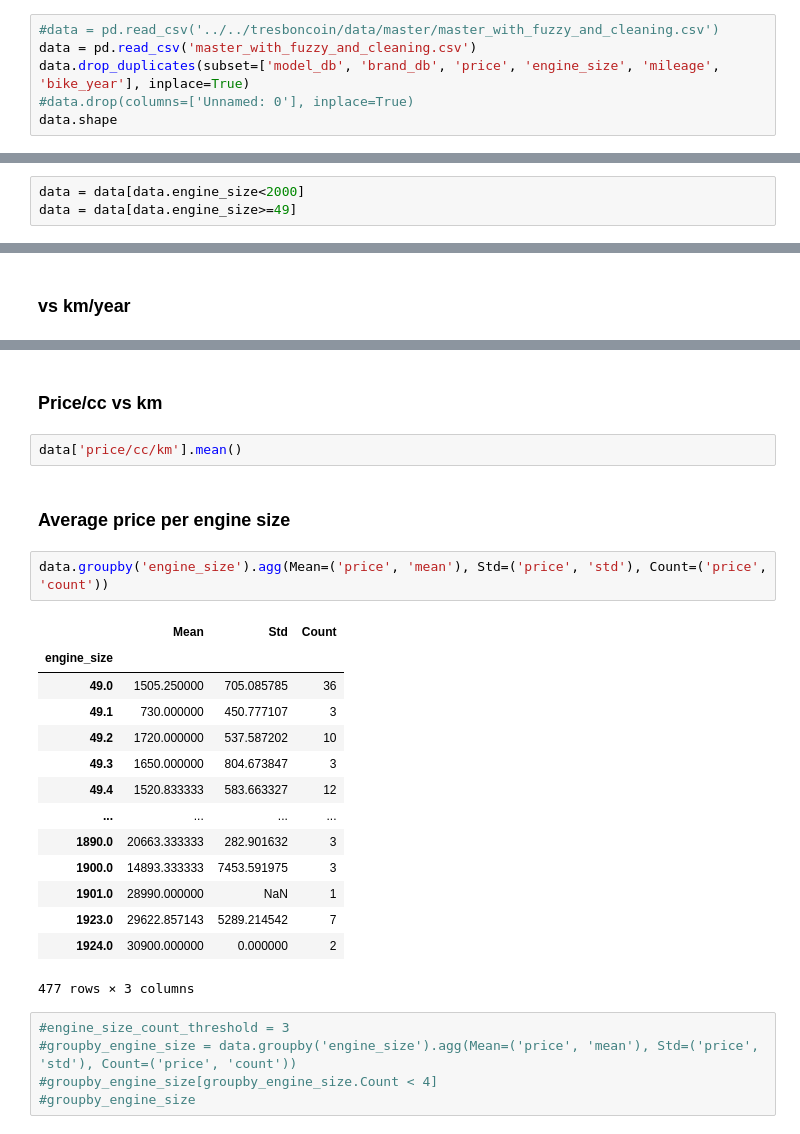
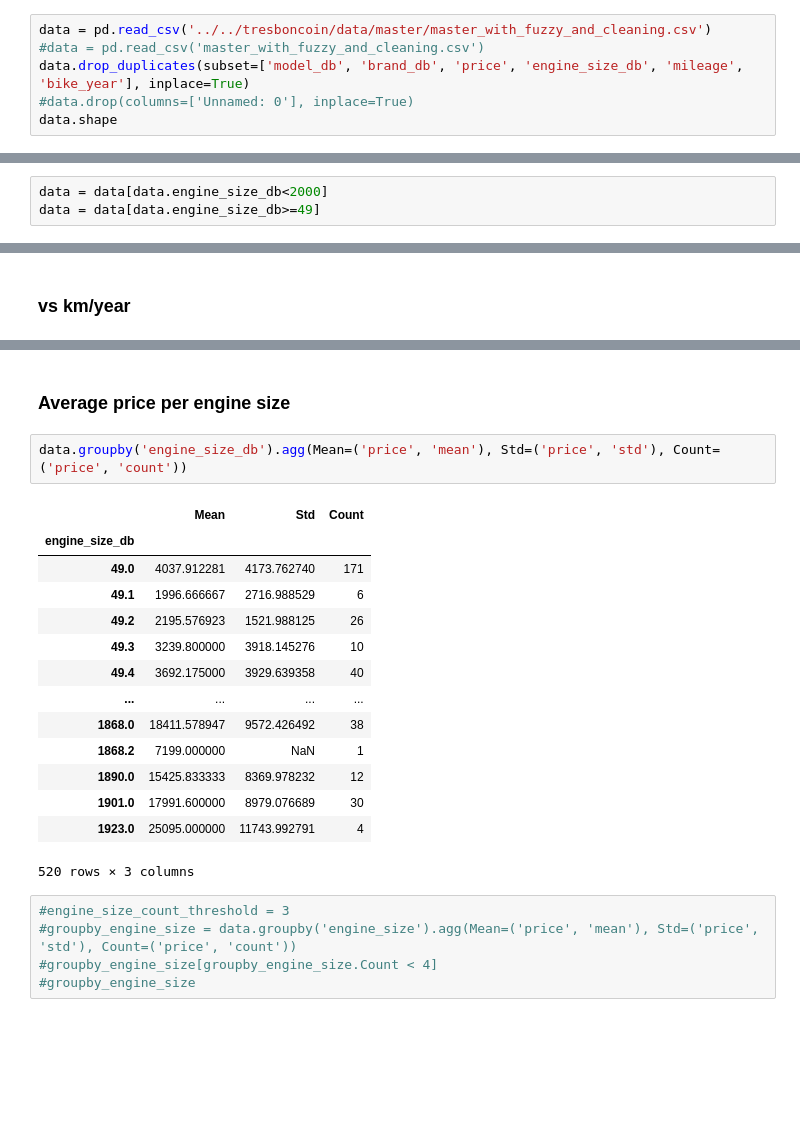
Before and after one commit to AnthonyDF/tresboncoin, a Jupyter notebook: notebooks/anthony/Model.ipynb, the cells around one changed output, grey strips where cells are left out. Drawn from its saved outputs; the diff is of its cells as text; blank space fills up the shorter version.

```diff
--- a/notebooks/anthony/Model.ipynb
+++ b/notebooks/anthony/Model.ipynb
@@ -10,9 +10,9 @@ pd.set_option("display.max_columns", None)
 # %% [markdown]
 # Import data
 # %%
-#data = pd.read_csv('../../tresboncoin/data/master/master_with_fuzzy_and_cleaning.csv')
-data = pd.read_csv('master_with_fuzzy_and_cleaning.csv')
-data.drop_duplicates(subset=['model_db', 'brand_db', 'price', 'engine_size', 'mileage', 'bike_year'], inplace=True)
+data = pd.read_csv('../../tresboncoin/data/master/master_with_fuzzy_and_cleaning.csv')
+#data = pd.read_csv('master_with_fuzzy_and_cleaning.csv')
+data.drop_duplicates(subset=['model_db', 'brand_db', 'price', 'engine_size_db', 'mileage', 'bike_year'], inplace=True)
 #data.drop(columns=['Unnamed: 0'], inplace=True)
 data.shape
 # %% [output]
@@ -34,8 +54,8 @@ def age(bike_year):
 
 data['age'] = data.bike_year.apply(age)
 # %%
-data = data[data.engine_size<2000]
-data = data[data.engine_size>=49]
+data = data[data.engine_size_db<2000]
+data = data[data.engine_size_db>=49]
 # %% [markdown]
 # Explore data
 # %%
@@ -76,26 +106,22 @@ sns.scatterplot(x='km/year', y='price', hue='engine_size',data=data);
-# %% [markdown]
-### Price/cc vs km
-# %%
-data['price/cc/km'].mean()
 # %% [markdown]
 ### Average price per engine size
 # %%
-data.groupby('engine_size').agg(Mean=('price', 'mean'), Std=('price', 'std'), Count=('price', 'count'))
+data.groupby('engine_size_db').agg(Mean=('price', 'mean'), Std=('price', 'std'), Count=('price', 'count'))
 # %% [output]
 |  | Mean | Std | Count |
-| engine_size |  |  |  |
-| 49.0 | 1505.250000 | 705.085785 | 36 |
-| 49.1 | 730.000000 | 450.777107 | 3 |
-| 49.2 | 1720.000000 | 537.587202 | 10 |
-| 49.3 | 1650.000000 | 804.673847 | 3 |
-| 49.4 | 1520.833333 | 583.663327 | 12 |
+| engine_size_db |  |  |  |
+| 49.0 | 4037.912281 | 4173.762740 | 171 |
+| 49.1 | 1996.666667 | 2716.988529 | 6 |
+| 49.2 | 2195.576923 | 1521.988125 | 26 |
+| 49.3 | 3239.800000 | 3918.145276 | 10 |
+| 49.4 | 3692.175000 | 3929.639358 | 40 |
 | ... | ... | ... | ... |
-| 1890.0 | 20663.333333 | 282.901632 | 3 |
-| 1900.0 | 14893.333333 | 7453.591975 | 3 |
-| 1901.0 | 28990.000000 | NaN | 1 |
-| 1923.0 | 29622.857143 | 5289.214542 | 7 |
-| 1924.0 | 30900.000000 | 0.000000 | 2 |
+| 1868.0 | 18411.578947 | 9572.426492 | 38 |
+| 1868.2 | 7199.000000 | NaN | 1 |
+| 1890.0 | 15425.833333 | 8369.978232 | 12 |
+| 1901.0 | 17991.600000 | 8979.076689 | 30 |
+| 1923.0 | 25095.000000 | 11743.992791 | 4 |
-477 rows × 3 columns
+520 rows × 3 columns
 # %%
 #engine_size_count_threshold = 3
 #groupby_engine_size = data.groupby('engine_size').agg(Mean=('price', 'mean'), Std=('price', 'std'), Count=('price', 'count'))
```
Also changed, not shown: parts of 24 cells of this notebook, 19 other files.
